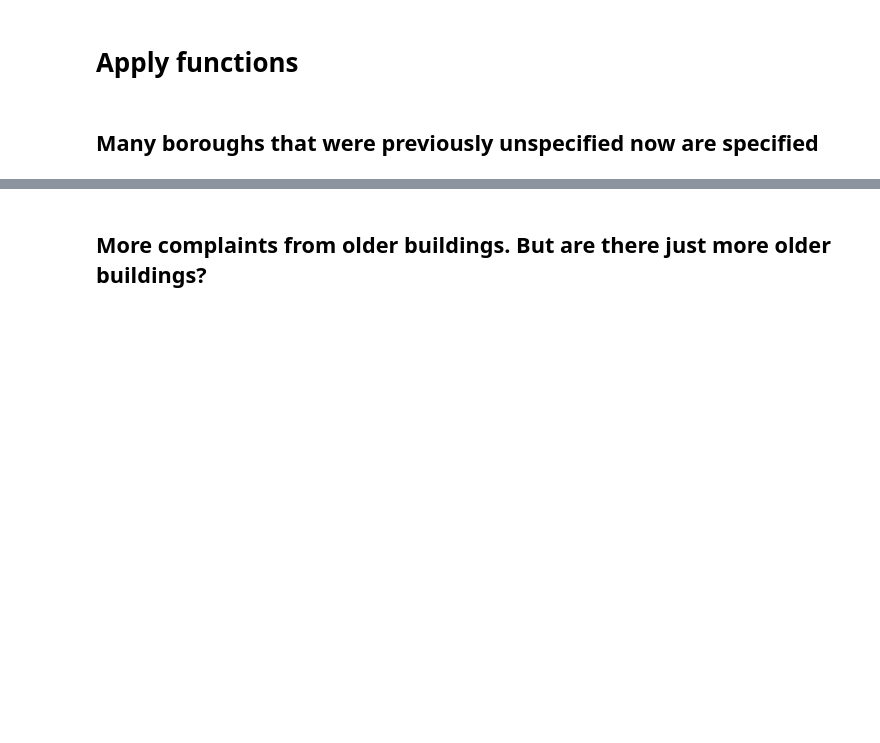
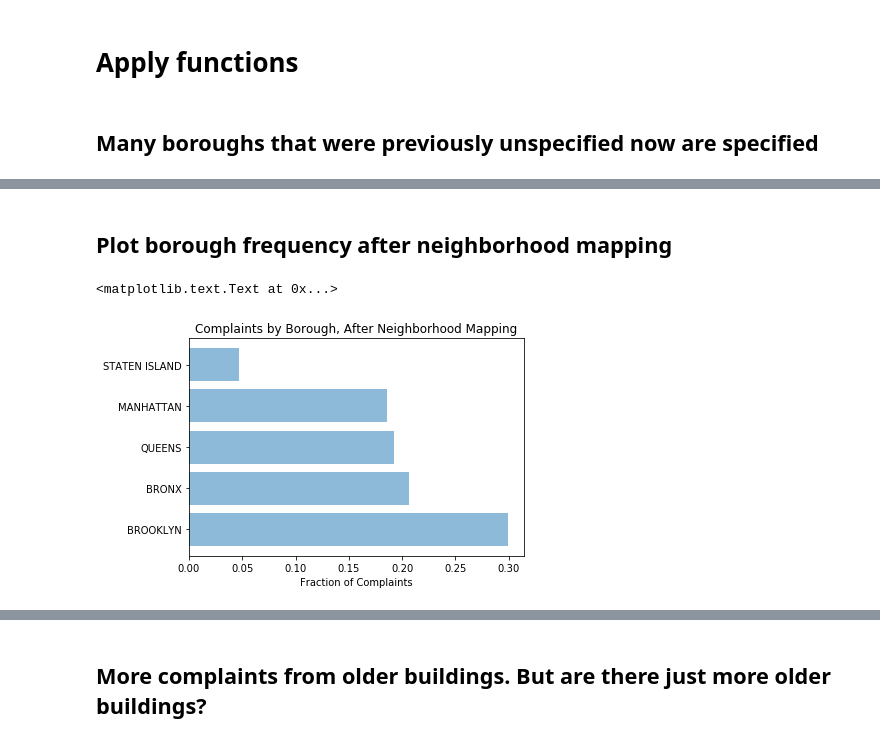
Before and after one commit to charlesdguthrie/bigDataProject, a Jupyter notebook: scripts/Matching Datasets with Age.ipynb, the cells around one changed output, grey strips where cells are left out. Drawn from its saved outputs; the diff is of its cells as text; code cells hidden in the pictures; blank space fills up the shorter version.

```diff
--- a/scripts/Matching Datasets with Age.ipynb
+++ b/scripts/Matching Datasets with Age.ipynb
@@ -101,3 +146,18 @@ pd.crosstab(cdf.Borough,cdf.borough2)
+# %% [markdown]
+## Plot borough frequency after neighborhood mapping
+# %%
+y = cdf.Borough.value_counts() / cdf.shape[0]
+x = y.index
+x = ['BROOKLYN','BRONX','QUEENS','MANHATTAN','STATEN ISLAND']
+y_pos = np.arange(len(x))
+
+plt.barh(y_pos, y, align='center', alpha=0.5)
+plt.yticks(y_pos, x)
+plt.xlabel('Fraction of Complaints')
+plt.title('Complaints by Borough, After Neighborhood Mapping')
+# %% [output]
+<matplotlib.text.Text at 0x...>
+[figure, added]
 # %%
 #Remove duplicates from buildings dataframe.  Only keep the newest one
 bdf = bdf.sort_values(by='YearBuilt',ascending=False)
```
Also changed, not shown: parts of 26 cells of this notebook, 3 other files.
